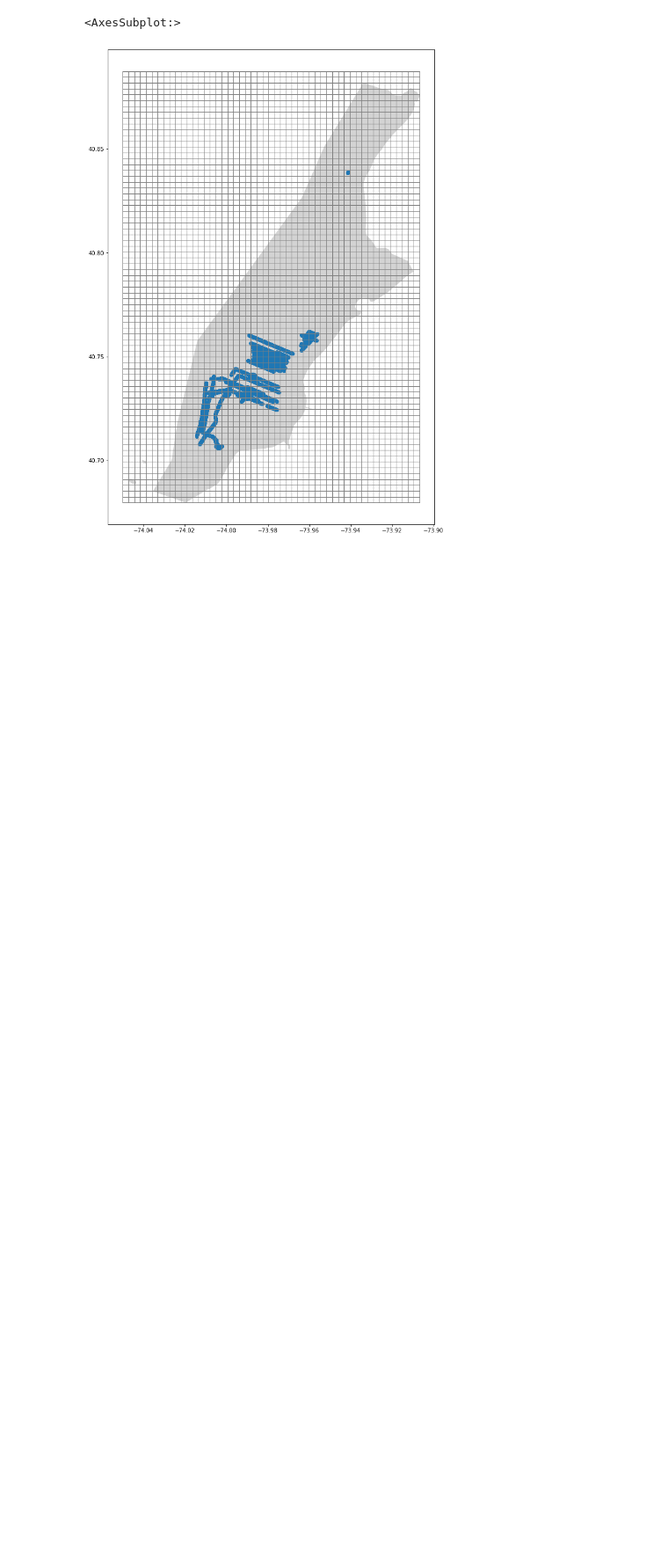
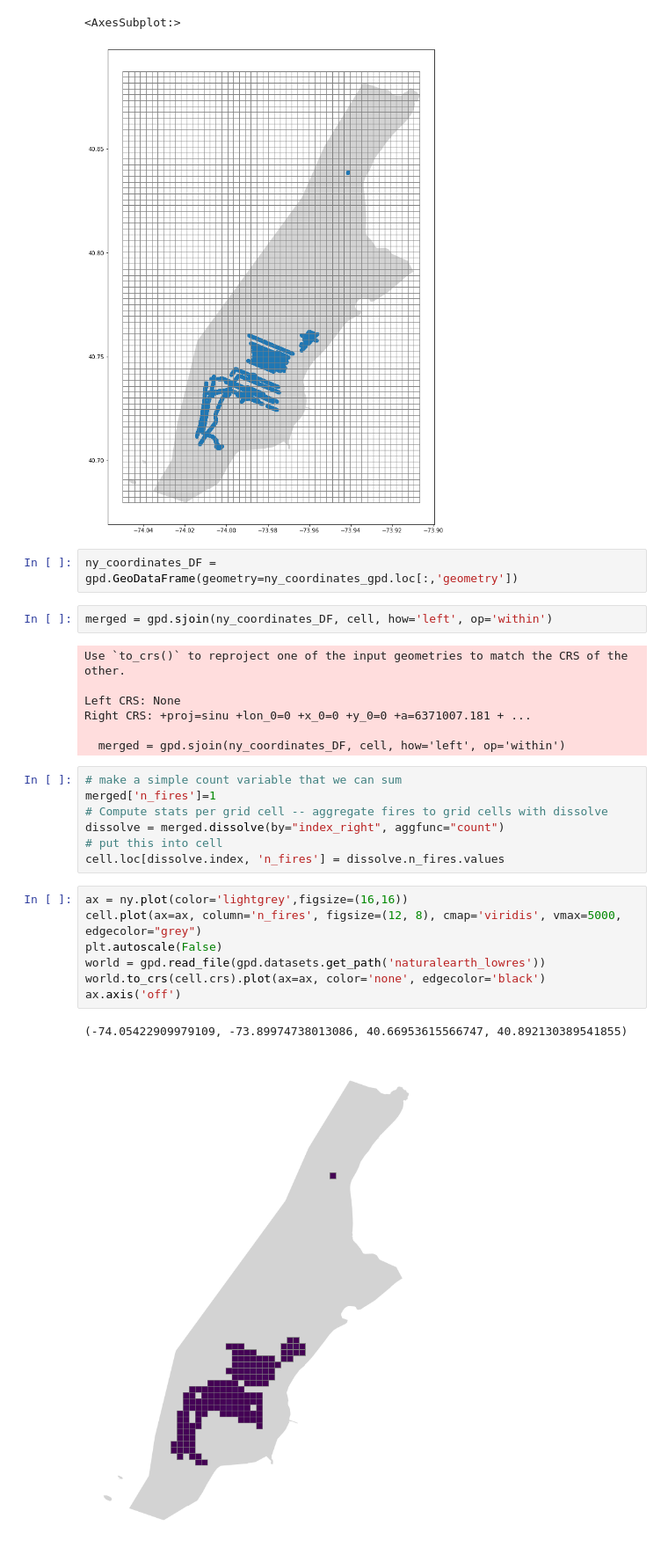
Before and after one commit to MichaelSexton21/ECE539, a Jupyter notebook: work/ny_grid.ipynb, the cells around one changed output. Shown at 88% size. Saved outputs shown, nothing was run; the diff lists cells and outputs as text; blank space fills up the shorter version.

```diff
--- a/work/ny_grid.ipynb
+++ b/work/ny_grid.ipynb
@@ -202,3 +202,31 @@ cell.plot(ax=ax, facecolor="none", edgecolor='grey')
 # %% [output]
 <AxesSubplot:>
 [figure]
+# %%
+ny_coordinates_DF = gpd.GeoDataFrame(geometry=ny_coordinates_gpd.loc[:,'geometry'])
+# %%
+merged = gpd.sjoin(ny_coordinates_DF, cell, how='left', op='within')
+# %% [output]
+Use `to_crs()` to reproject one of the input geometries to match the CRS of the other.
+
+Left CRS: None
+Right CRS: +proj=sinu +lon_0=0 +x_0=0 +y_0=0 +a=6371007.181 + ...
+
+  merged = gpd.sjoin(ny_coordinates_DF, cell, how='left', op='within')
+# %%
+# make a simple count variable that we can sum
+merged['n_fires']=1
+# Compute stats per grid cell -- aggregate fires to grid cells with dissolve
+dissolve = merged.dissolve(by="index_right", aggfunc="count")
+# put this into cell
+cell.loc[dissolve.index, 'n_fires'] = dissolve.n_fires.values
+# %%
+ax = ny.plot(color='lightgrey',figsize=(16,16))
+cell.plot(ax=ax, column='n_fires', figsize=(12, 8), cmap='viridis', vmax=5000, edgecolor="grey")
+plt.autoscale(False)
+world = gpd.read_file(gpd.datasets.get_path('naturalearth_lowres'))
+world.to_crs(cell.crs).plot(ax=ax, color='none', edgecolor='black')
+ax.axis('off')
+# %% [output]
+(-74.05422909979109, -73.89974738013086, 40.66953615566747, 40.892130389541855)
+[figure, added]
```
Also changed, not shown: parts of 2 cells of this notebook.
